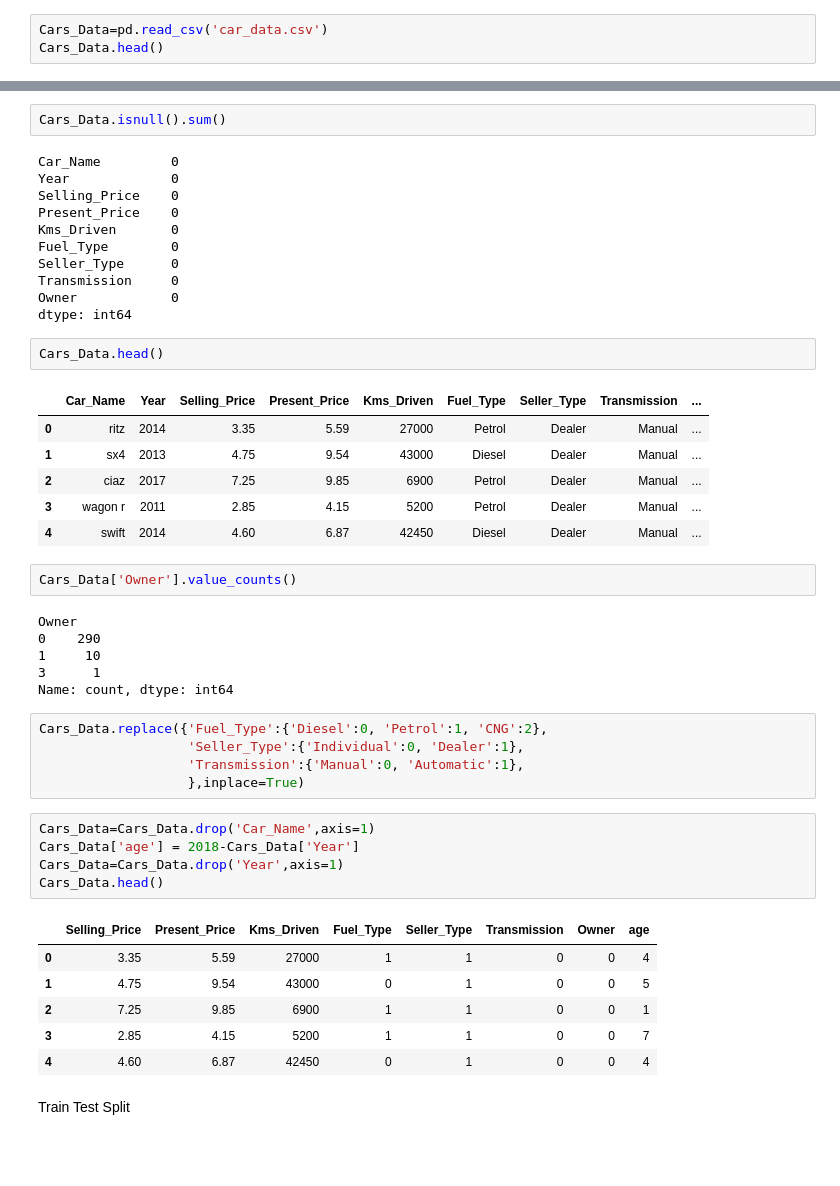
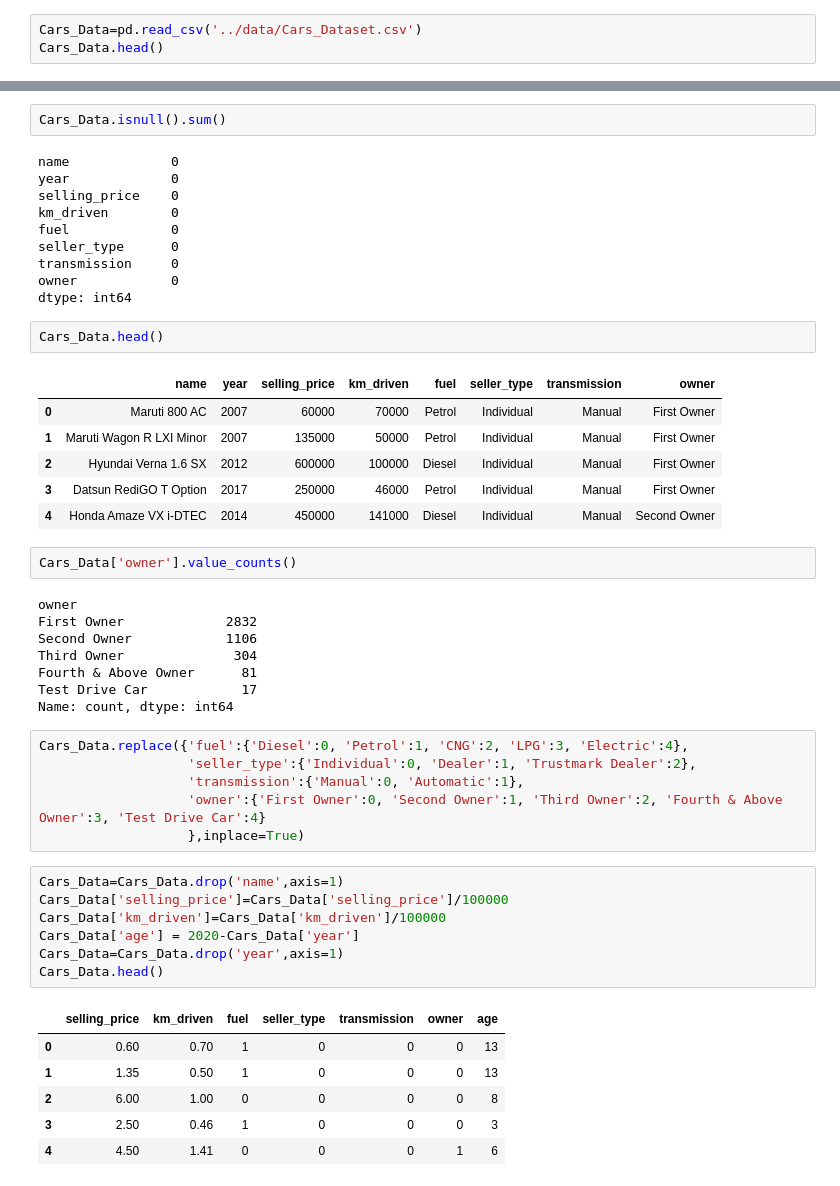
Before and after one commit to Kishan-hyalij/CarPrice_Prediction, a Jupyter notebook: notebooks/jupyter-CPP.ipynb, the cells around one changed output, grey strips where cells are left out. Saved outputs shown, nothing was run; the diff lists cells and outputs as text; blank space fills up the shorter version.

```diff
--- a/jupyter-CP.ipynb
+++ b/notebooks/jupyter-CPP.ipynb
@@ -20,4 +17,4 @@ Data Collection
 # %%
-Cars_Data=pd.read_csv('car_data.csv')
+Cars_Data=pd.read_csv('../data/Cars_Dataset.csv')
 Cars_Data.head()
 # %% [output]
@@ -67,49 +61,51 @@ Cars_Data.describe()
 # %%
 Cars_Data.isnull().sum()
 # %% [output]
-Car_Name         0
-Year             0
-Selling_Price    0
-Present_Price    0
-Kms_Driven       0
-Fuel_Type        0
-Seller_Type      0
-Transmission     0
-Owner            0
+name             0
+year             0
+selling_price    0
+km_driven        0
+fuel             0
+seller_type      0
+transmission     0
+owner            0
 dtype: int64
 # %%
 Cars_Data.head()
 # %% [output]
-|  | Car_Name | Year | Selling_Price | Present_Price | Kms_Driven | Fuel_Type | Seller_Type | Transmission | ... |
-| 0 | ritz | 2014 | 3.35 | 5.59 | 27000 | Petrol | Dealer | Manual | ... |
-| 1 | sx4 | 2013 | 4.75 | 9.54 | 43000 | Diesel | Dealer | Manual | ... |
-| 2 | ciaz | 2017 | 7.25 | 9.85 | 6900 | Petrol | Dealer | Manual | ... |
-| 3 | wagon r | 2011 | 2.85 | 4.15 | 5200 | Petrol | Dealer | Manual | ... |
-| 4 | swift | 2014 | 4.60 | 6.87 | 42450 | Diesel | Dealer | Manual | ... |
+|  | name | year | selling_price | km_driven | fuel | seller_type | transmission | owner |
+| 0 | Maruti 800 AC | 2007 | 60000 | 70000 | Petrol | Individual | Manual | First Owner |
+| 1 | Maruti Wagon R LXI Minor | 2007 | 135000 | 50000 | Petrol | Individual | Manual | First Owner |
+| 2 | Hyundai Verna 1.6 SX | 2012 | 600000 | 100000 | Diesel | Individual | Manual | First Owner |
+| 3 | Datsun RediGO T Option | 2017 | 250000 | 46000 | Petrol | Individual | Manual | First Owner |
+| 4 | Honda Amaze VX i-DTEC | 2014 | 450000 | 141000 | Diesel | Individual | Manual | Second Owner |
 # %%
-Cars_Data['Owner'].value_counts()
+Cars_Data['owner'].value_counts()
 # %% [output]
-Owner
-0    290
-1     10
-3      1
+owner
+First Owner             2832
+Second Owner            1106
+Third Owner              304
+Fourth & Above Owner      81
+Test Drive Car            17
 Name: count, dtype: int64
 # %%
-Cars_Data.replace({'Fuel_Type':{'Diesel':0, 'Petrol':1, 'CNG':2},
-                   'Seller_Type':{'Individual':0, 'Dealer':1},
-                   'Transmission':{'Manual':0, 'Automatic':1},
+Cars_Data.replace({'fuel':{'Diesel':0, 'Petrol':1, 'CNG':2, 'LPG':3, 'Electric':4},
+                   'seller_type':{'Individual':0, 'Dealer':1, 'Trustmark Dealer':2},
+                   'transmission':{'Manual':0, 'Automatic':1},
+                   'owner':{'First Owner':0, 'Second Owner':1, 'Third Owner':2, 'Fourth & Above Owner':3, 'Test Drive Car':4}
                    },inplace=True)
 # %%
-Cars_Data=Cars_Data.drop('Car_Name',axis=1)
-Cars_Data['age'] = 2018-Cars_Data['Year']
-Cars_Data=Cars_Data.drop('Year',axis=1)
+Cars_Data=Cars_Data.drop('name',axis=1)
+Cars_Data['selling_price']=Cars_Data['selling_price']/100000
+Cars_Data['km_driven']=Cars_Data['km_driven']/100000
+Cars_Data['age'] = 2020-Cars_Data['year']
+Cars_Data=Cars_Data.drop('year',axis=1)
 Cars_Data.head()
 # %% [output]
-|  | Selling_Price | Present_Price | Kms_Driven | Fuel_Type | Seller_Type | Transmission | Owner | age |
-| 0 | 3.35 | 5.59 | 27000 | 1 | 1 | 0 | 0 | 4 |
-| 1 | 4.75 | 9.54 | 43000 | 0 | 1 | 0 | 0 | 5 |
-| 2 | 7.25 | 9.85 | 6900 | 1 | 1 | 0 | 0 | 1 |
-| 3 | 2.85 | 4.15 | 5200 | 1 | 1 | 0 | 0 | 7 |
-| 4 | 4.60 | 6.87 | 42450 | 0 | 1 | 0 | 0 | 4 |
+|  | selling_price | km_driven | fuel | seller_type | transmission | owner | age |
+| 0 | 0.60 | 0.70 | 1 | 0 | 0 | 0 | 13 |
+| 1 | 1.35 | 0.50 | 1 | 0 | 0 | 0 | 13 |
+| 2 | 6.00 | 1.00 | 0 | 0 | 0 | 0 | 8 |
+| 3 | 2.50 | 0.46 | 1 | 0 | 0 | 0 | 3 |
+| 4 | 4.50 | 1.41 | 0 | 0 | 0 | 1 | 6 |
-# %% [markdown]
-Train Test Split
```
Also changed, not shown: parts of 22 cells of this notebook, 3 other files.
